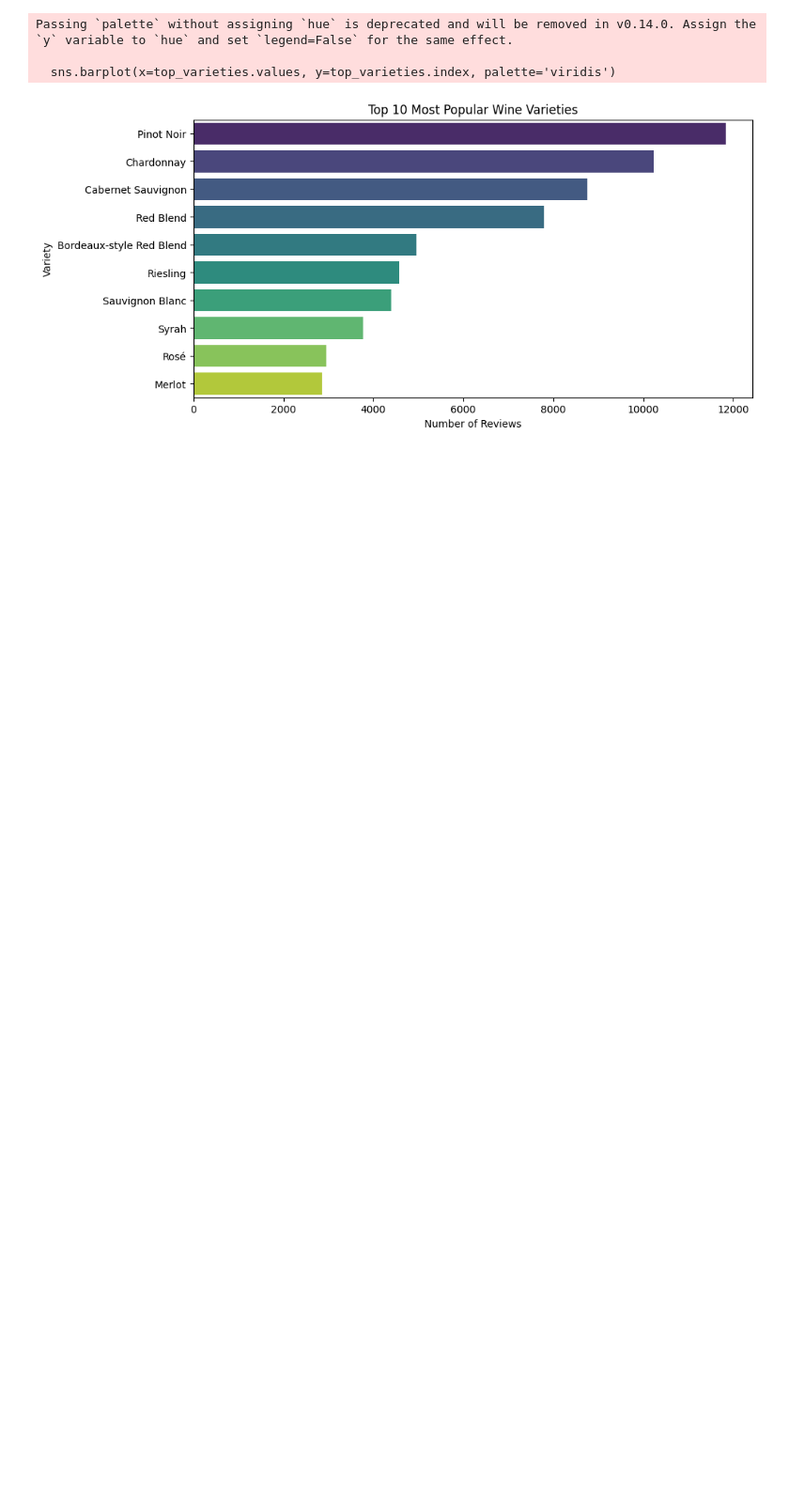
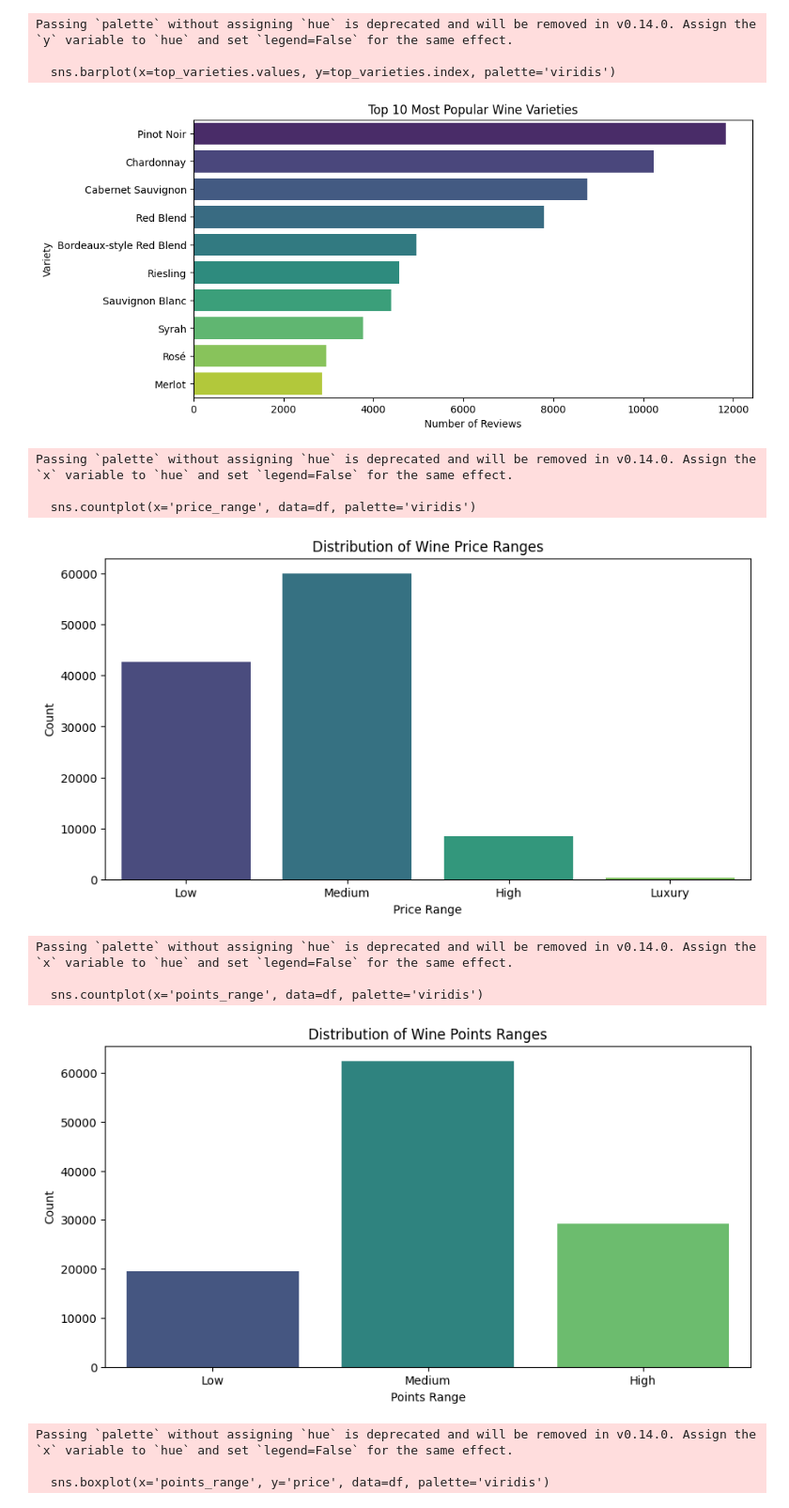
Before and after one commit to yohannestayez/Recommedation-System-With-BERT, a Jupyter notebook: notebooks/Data_Preprocessing.ipynb, the cells around one changed output. Shown at 94% size. Cells and saved outputs as stored; diff of their text form; code cells hidden in the pictures; blank space fills up the shorter version.

Commit message:
Data preprocessing and EDA

```diff
--- a/notebooks/Data_Preprocessing.ipynb
+++ b/notebooks/Data_Preprocessing.ipynb
@@ -126,6 +126,7 @@ df['description'] = df['description'].apply(clean_text)
 # %%
 #Categorize price into bins
 df['price_range'] = pd.cut(df['price'], bins=[0, 20, 70, 300, 700], labels=['Low', 'Medium', 'High', 'Luxury'])
+df['points_range'] = pd.cut(df['points'], bins=[80, 85, 90, 100], labels=['Low', 'Medium', 'High'])
 
 df
 # %% [output]
@@ -203,3 +204,39 @@ Passing `palette` without assigning `hue` is deprecated and will be removed in v
 
   sns.barplot(x=top_varieties.values, y=top_varieties.index, palette='viridis')
 [figure]
+# %%
+# Count plot for price_range
+plt.figure(figsize=(10, 5))
+sns.countplot(x='price_range', data=df, palette='viridis')
+plt.title('Distribution of Wine Price Ranges')
+plt.xlabel('Price Range')
+plt.ylabel('Count')
+plt.show()
+
+# Count plot for points_range
+plt.figure(figsize=(10, 5))
+sns.countplot(x='points_range', data=df, palette='viridis')
+plt.title('Distribution of Wine Points Ranges')
+plt.xlabel('Points Range')
+plt.ylabel('Count')
+plt.show()
+
+# Box plot to show the distribution of prices within each points range
+plt.figure(figsize=(10, 5))
+sns.boxplot(x='points_range', y='price', data=df, palette='viridis')
+plt.title('Price Distribution within Points Ranges')
+plt.xlabel('Points Range')
+plt.ylabel('Price')
+plt.show()
+# %% [output]
+Passing `palette` without assigning `hue` is deprecated and will be removed in v0.14.0. Assign the `x` variable to `hue` and set `legend=False` for the same effect.
+
+  sns.countplot(x='price_range', data=df, palette='viridis')
+[figure, added]
+Passing `palette` without assigning `hue` is deprecated and will be removed in v0.14.0. Assign the `x` variable to `hue` and set `legend=False` for the same effect.
+
+  sns.countplot(x='points_range', data=df, palette='viridis')
+[figure, added]
+Passing `palette` without assigning `hue` is deprecated and will be removed in v0.14.0. Assign the `x` variable to `hue` and set `legend=False` for the same effect.
+
+  sns.boxplot(x='points_range', y='price', data=df, palette='viridis')
```
Also changed, not shown: parts of 3 cells of this notebook, 1 other file.
